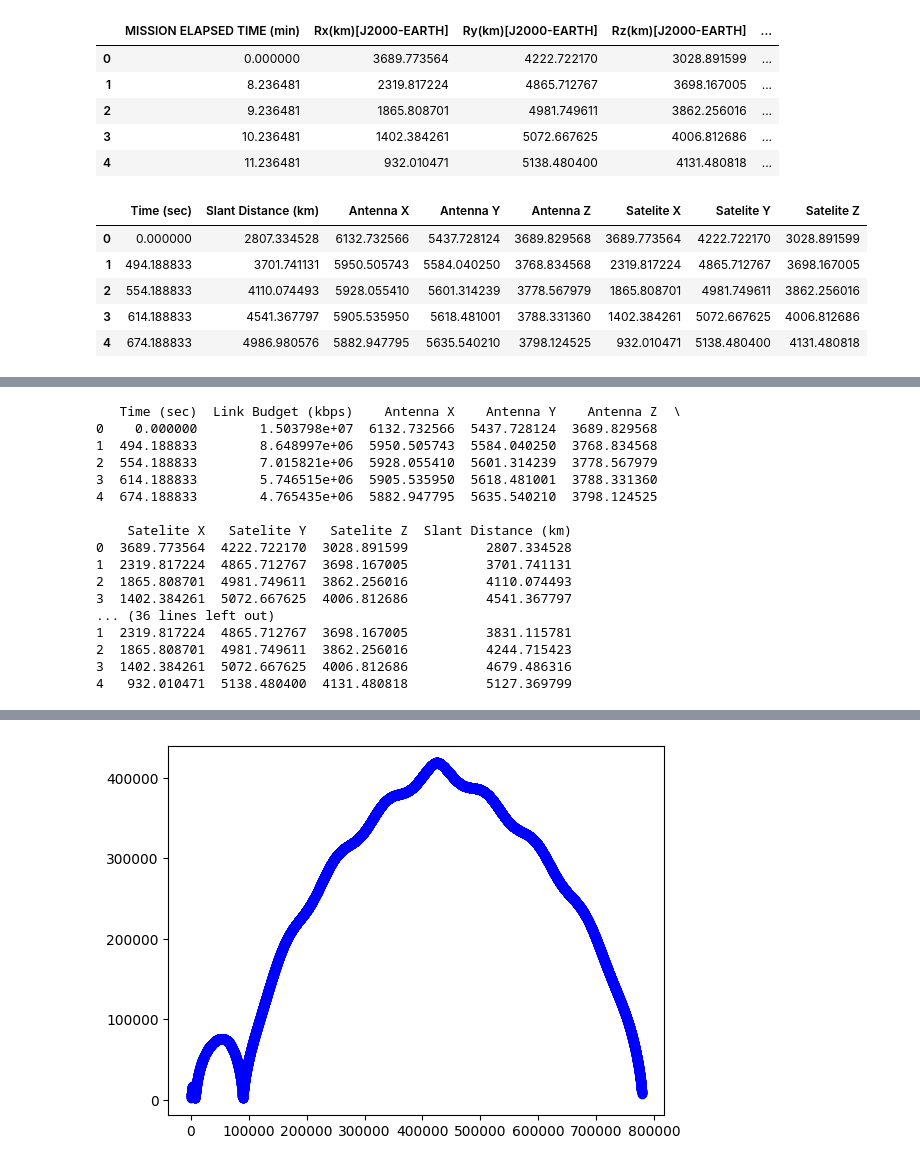
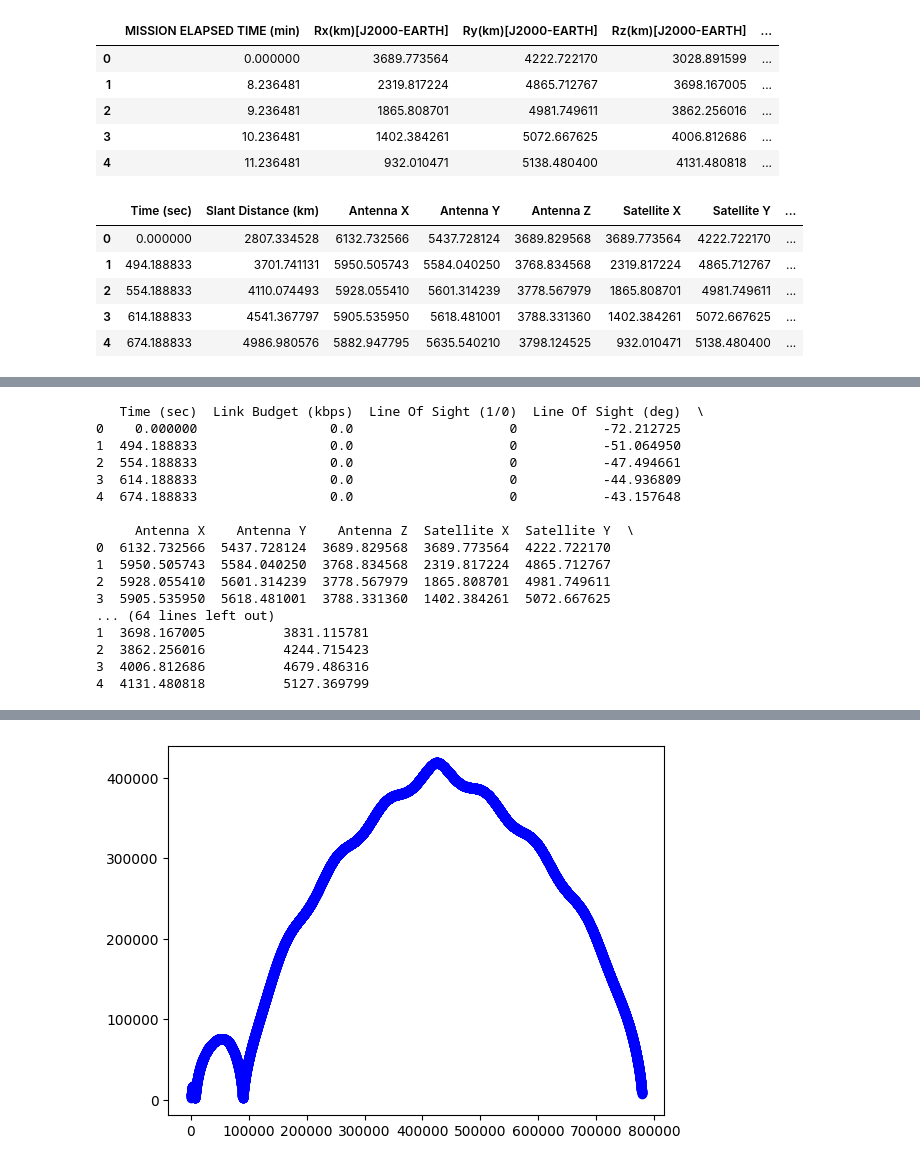
Before and after one commit to Team-Hydrogen/2025-ADC-Data, a Jupyter notebook: linkbudget_offnominal.ipynb, the cells around one changed output, grey strips where cells are left out. Drawn from its saved outputs; the diff is of its cells as text; code cells hidden in the pictures.

```diff
--- a/linkbudget.ipynb
+++ b/linkbudget_offnominal.ipynb
@@ -32,8 +32,8 @@ import numpy as np
 import pandas as pd
 import matplotlib.pyplot as plt
 
-antennadf = pd.read_csv("./antenna_plot.csv", index_col=False)
-satelitedf = pd.read_csv("./bonusdata.csv", index_col=False)
+antennadf = pd.read_csv("./data/antenna_plot.csv", index_col=False)
+satelitedf = pd.read_csv("./data/starting_data/bonusdata.csv", index_col=False)
 print(antennadf.shape, satelitedf.shape)
 # %% [output]
 (51924, 5) (12981, 20)
@@ -70,20 +70,20 @@ for i in range(antennadf.shape[0]):
 # %%
 slant_distance_df = pd.DataFrame()
 slant_distance_df["Time (sec)"] = antennadf["Time (sec)"]
 slant_distance_df["Slant Distance (km)"] = slantdistance
 slant_distance_df["Antenna X"] = antennadf["X"]
 slant_distance_df["Antenna Y"] = antennadf["Y"]
 slant_distance_df["Antenna Z"] = antennadf["Z"]
-slant_distance_df["Satelite X"] = X
-slant_distance_df["Satelite Y"] = Y
-slant_distance_df["Satelite Z"] = Z
-slant_distance_df.to_csv("slant_distance_offnominal.csv", index=False)
+slant_distance_df["Satellite X"] = X
+slant_distance_df["Satellite Y"] = Y
+slant_distance_df["Satellite Z"] = Z
+slant_distance_df.to_csv("./data/slant_distance_offnominal.csv", index=False)
 
 slant_distance_df.head()
 # %% [output]
-|  | Time (sec) | Slant Distance (km) | Antenna X | Antenna Y | Antenna Z | Satelite X | Satelite Y | Satelite Z |
-| 0 | 0.000000 | 2807.334528 | 6132.732566 | 5437.728124 | 3689.829568 | 3689.773564 | 4222.722170 | 3028.891599 |
-| 1 | 494.188833 | 3701.741131 | 5950.505743 | 5584.040250 | 3768.834568 | 2319.817224 | 4865.712767 | 3698.167005 |
-| 2 | 554.188833 | 4110.074493 | 5928.055410 | 5601.314239 | 3778.567979 | 1865.808701 | 4981.749611 | 3862.256016 |
-| 3 | 614.188833 | 4541.367797 | 5905.535950 | 5618.481001 | 3788.331360 | 1402.384261 | 5072.667625 | 4006.812686 |
-| 4 | 674.188833 | 4986.980576 | 5882.947795 | 5635.540210 | 3798.124525 | 932.010471 | 5138.480400 | 4131.480818 |
+|  | Time (sec) | Slant Distance (km) | Antenna X | Antenna Y | Antenna Z | Satellite X | Satellite Y | ... |
+| 0 | 0.000000 | 2807.334528 | 6132.732566 | 5437.728124 | 3689.829568 | 3689.773564 | 4222.722170 | ... |
+| 1 | 494.188833 | 3701.741131 | 5950.505743 | 5584.040250 | 3768.834568 | 2319.817224 | 4865.712767 | ... |
+| 2 | 554.188833 | 4110.074493 | 5928.055410 | 5601.314239 | 3778.567979 | 1865.808701 | 4981.749611 | ... |
+| 3 | 614.188833 | 4541.367797 | 5905.535950 | 5618.481001 | 3788.331360 | 1402.384261 | 5072.667625 | ... |
+| 4 | 674.188833 | 4986.980576 | 5882.947795 | 5635.540210 | 3798.124525 | 932.010471 | 5138.480400 | ... |
@@ -106,36 +136,38 @@ for i in range(4):
     link_budget_df = pd.DataFrame()
     link_budget_df["Time (sec)"] = antennadf["Time (sec)"].iloc[:12981]
     link_budget_df["Link Budget (kbps)"] = linkbudget[i]
+    link_budget_df["Line Of Sight (1/0)"] = elevation_angles_tf[i]
+    link_budget_df["Line Of Sight (deg)"] = elevation_angles[i]
     # print(antennadf.iloc[12981*i:12981*(i+1)]["X"])
     link_budget_df["Antenna X"] = antennadf["X"].to_list()[12981*i:12981*(i+1)]
     link_budget_df["Antenna Y"] = antennadf["Y"].to_list()[12981*i:12981*(i+1)]
     link_budget_df["Antenna Z"] = antennadf["Z"].to_list()[12981*i:12981*(i+1)]
-    link_budget_df["Satelite X"] = X[12981*i:12981*(i+1)]
-    link_budget_df["Satelite Y"] = Y[12981*i:12981*(i+1)]
-    link_budget_df["Satelite Z"] = Z[12981*i:12981*(i+1)]
+    link_budget_df["Satellite X"] = X[12981*i:12981*(i+1)]
+    link_budget_df["Satellite Y"] = Y[12981*i:12981*(i+1)]
+    link_budget_df["Satellite Z"] = Z[12981*i:12981*(i+1)]
     link_budget_df["Slant Distance (km)"] = slantdistance[12981*i:12981*(i+1)]
     print(link_budget_df.head())
-    link_budget_df.to_csv("link_budget_offnominal_"+antennae_names[i]+".csv", index=False)
+    link_budget_df.to_csv("./data/link_budget_offnominal_"+antennae_names[i]+".csv", index=False)
 
 # link_budget_df.head()
 # %% [output]
-   Time (sec)  Link Budget (kbps)    Antenna X    Antenna Y    Antenna Z  \
-0    0.000000        1.503798e+07  6132.732566  5437.728124  3689.829568
-1  494.188833        8.648997e+06  5950.505743  5584.040250  3768.834568
-2  554.188833        7.015821e+06  5928.055410  5601.314239  3778.567979
-3  614.188833        5.746515e+06  5905.535950  5618.481001  3788.331360
-4  674.188833        4.765435e+06  5882.947795  5635.540210  3798.124525
+   Time (sec)  Link Budget (kbps)  Line Of Sight (1/0)  Line Of Sight (deg)  \
+0    0.000000                 0.0                    0           -72.212725
+1  494.188833                 0.0                    0           -51.064950
+2  554.188833                 0.0                    0           -47.494661
+3  614.188833                 0.0                    0           -44.936809
+4  674.188833                 0.0                    0           -43.157648
 
-    Satelite X   Satelite Y   Satelite Z  Slant Distance (km)
-0  3689.773564  4222.722170  3028.891599          2807.334528
-1  2319.817224  4865.712767  3698.167005          3701.741131
-2  1865.808701  4981.749611  3862.256016          4110.074493
-3  1402.384261  5072.667625  4006.812686          4541.367797
-... (36 lines left out)
-1  2319.817224  4865.712767  3698.167005          3831.115781
-2  1865.808701  4981.749611  3862.256016          4244.715423
-3  1402.384261  5072.667625  4006.812686          4679.486316
-4   932.010471  5138.480400  4131.480818          5127.369799
+     Antenna X    Antenna Y    Antenna Z  Satellite X  Satellite Y  \
+0  6132.732566  5437.728124  3689.829568  3689.773564  4222.722170
+1  5950.505743  5584.040250  3768.834568  2319.817224  4865.712767
+2  5928.055410  5601.314239  3778.567979  1865.808701  4981.749611
+3  5905.535950  5618.481001  3788.331360  1402.384261  5072.667625
+... (64 lines left out)
+1  3698.167005          3831.115781
+2  3862.256016          4244.715423
+3  4006.812686          4679.486316
+4  4131.480818          5127.369799
 # %%
 # plt.plot(antennadf["Time (sec)"])
 plt.plot(antennadf["Time (sec)"].iloc[:12981], linkbudget[0], 'ro', label = antennae_names[0])
```
Also changed, not shown: parts of 4 cells of this notebook, 6 other files.
